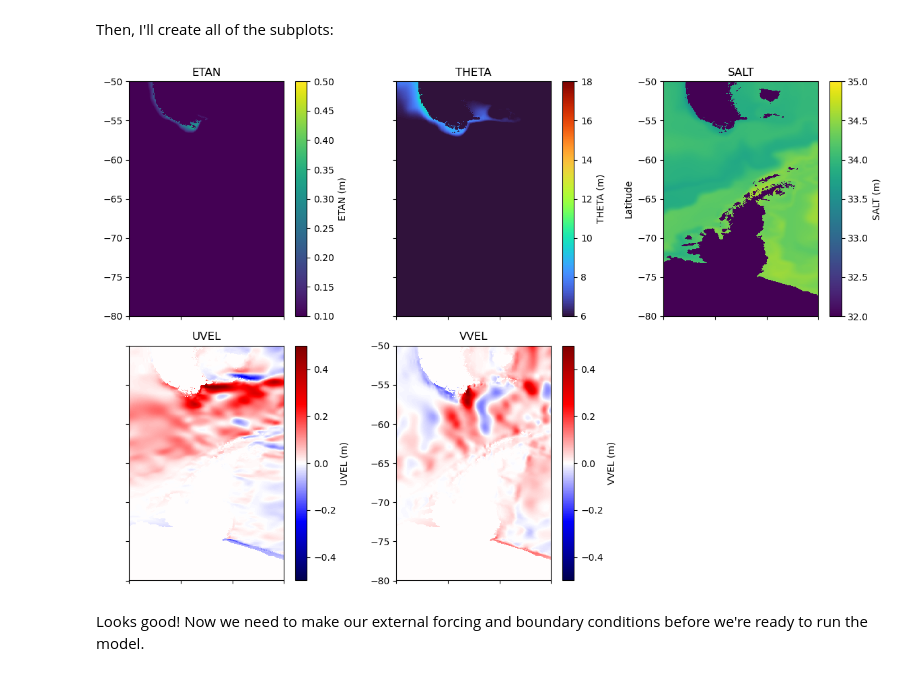
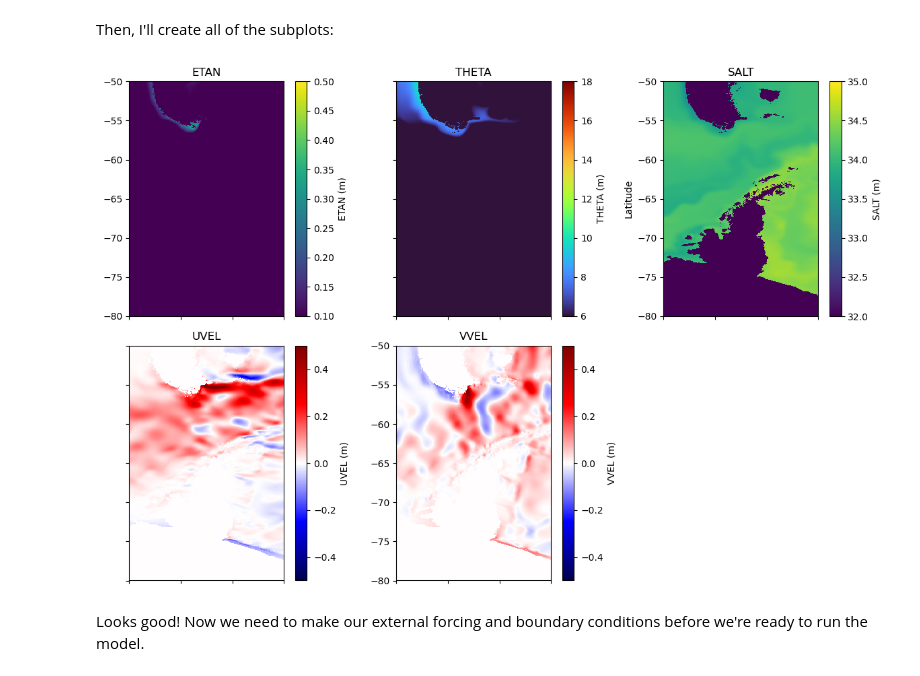
Before and after one commit to petSnake07/cs185c_spring2025, a Jupyter notebook: Project/Notebooks/Creating the Initial Conditions.ipynb, the cells around one changed output. Saved outputs shown, nothing was run; the diff lists cells and outputs as text; code cells hidden in the pictures.

```diff
--- a/Project/Notebooks/Creating the Initial Conditions.ipynb
+++ b/Project/Notebooks/Creating the Initial Conditions.ipynb
@@ -183,22 +183,26 @@ Next, we'll read in the real data fields and apply the modifications. First, cre
 # %%
 # make a file dictionary to loop over
 
-# test dictionary
-file_prefix_dict = {'ETAN':'ETAN_2017.nc'}
-file_prefix_dict = {'THETA':'THETA_2017.nc'}
+# once tested with the above dict, run and comment with this one
+# file_prefix_dict = {'ETAN':'ETAN_2017.nc',
+#                    'THETA':'THETA_2017.nc',
+#                    'SALT':'SALT_2017.nc',
+#                    'UVEL':'UVELMASS_2017.nc',
+#                    'VVEL':'VVELMASS_2017.nc'}
 
 # once tested with the above dict, run and comment with this one
-file_prefix_dict = {'ETAN':'ETAN_2017.nc',
-                    'THETA':'THETA_2017.nc',
-                    'SALT':'SALT_2017.nc',
-                    'UVEL':'UVELMASS_2017.nc',
-                    'VVEL':'VVELMASS_2017.nc'}
+file_prefix_dict = {'ETAN':'ETAN_2007.nc',
+                   'THETA':'THETA_2007.nc',
+                   'SALT':'SALT_2007.nc',
+                   'UVEL':'UVELMASS_2007.nc',
+                   'VVEL':'VVELMASS_2007.nc'}
 variable_names = list(file_prefix_dict.keys())
 # %% [markdown]
 Now, read the initial condition fields from the same tiles:
 # %%
 # make a list to hold all of the ECCO grids
 init_grids = []
+year = 2007
 
 # loop through each variable to read in the grid
 for variable_name in variable_names:
@@ -208,10 +212,10 @@ for variable_name in variable_names:
         grid = ds.variables[variable_name][:,:,:,:]
         ds.close()
     elif 'VEL' in variable_name:
-        ds = nc4.Dataset(os.path.join(data_folder,'UVELMASS_2017.nc'))
+        ds = nc4.Dataset(os.path.join(data_folder,'UVELMASS_2007.nc'))
         u_grid = ds.variables['UVELMASS'][:,:,:,:,:]
         ds.close()
-        ds = nc4.Dataset(os.path.join(data_folder,'VVELMASS_2017.nc'))
+        ds = nc4.Dataset(os.path.join(data_folder,'VVELMASS_2007.nc'))
         v_grid = ds.variables['VVELMASS'][:,:,:,:,:]
         ds.close()
     else:
@@ -295,7 +299,7 @@ for variable_name, init_grid in zip(variable_names, init_grids):
 
 
     # output the interpolated grid
-    output_file = os.path.join(input_dir,variable_name+'_IC.bin')
+    output_file = os.path.join(input_dir,variable_name+'_IC_'+str(year)+'.bin')
     interpolated_grid.ravel('C').astype('>f4').tofile(output_file)
 # %% [markdown]
 ### Step 6: Plotting the Initial Condition Fields
@@ -315,38 +319,38 @@ fig = plt.figure(figsize=(12,8))
 for i in range(len(variable_names)):
     variable_name = variable_names[i]
 
-    CA_init_grid = np.fromfile(os.path.join(input_dir,variable_name+'_IC.bin'),'>f4')
+    CA_init_grid = np.fromfile(os.path.join(input_dir,variable_name+'_IC_'+str(year)+'.bin'),'>f4')
 
     if variable_name == 'ETAN':
         CA_init_grid = CA_init_grid.reshape((np.shape(XC)[0], np.shape(XC)[1]))
     else:
         CA_init_grid = CA_init_grid.reshape((np.shape(delR)[0],np.shape(XC)[0], np.shape(XC)[1]))
         CA_init_grid = CA_init_grid[10, :, :] # choose just the surface for plotting
 
     plt.subplot(2,3,i+1)
     C = plt.pcolormesh(XC, YC, CA_init_grid,
                        vmin=meta_dict[variable_names[i]][0],
                        vmax=meta_dict[variable_names[i]][1],
                        cmap=meta_dict[variable_names[i]][2])
     plt.colorbar(C, label=variable_names[i]+' ('+meta_dict[variable_names[i]][3]+')',fraction=0.26)
 
     if i<5:
         plt.gca().set_xticklabels([])
     else:
         plt.gca().set_xlabel('Longitude')
     if i%2==1:
         plt.gca().set_yticklabels([])
     if i==7:
         plt.gca().axis('off')
     if i==2:
         plt.gca().set_ylabel('Latitude')
     plt.title(variable_name)
 
 plt.tight_layout()
 
 plt.show()
 # %% [output]
-[figure, old version]
+[figure, new version]
 # %% [markdown]
 Looks good! Now we need to make our external forcing and boundary conditions before we're ready to run the model.
 # %% [markdown]
```
Also changed, not shown: 1 other file.
